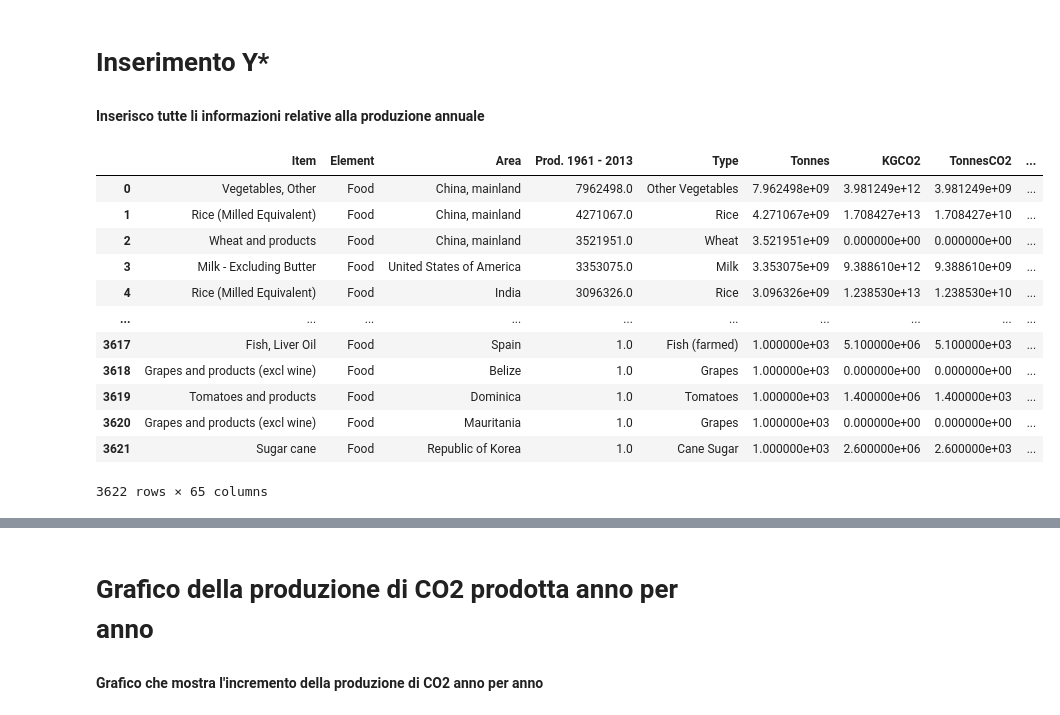
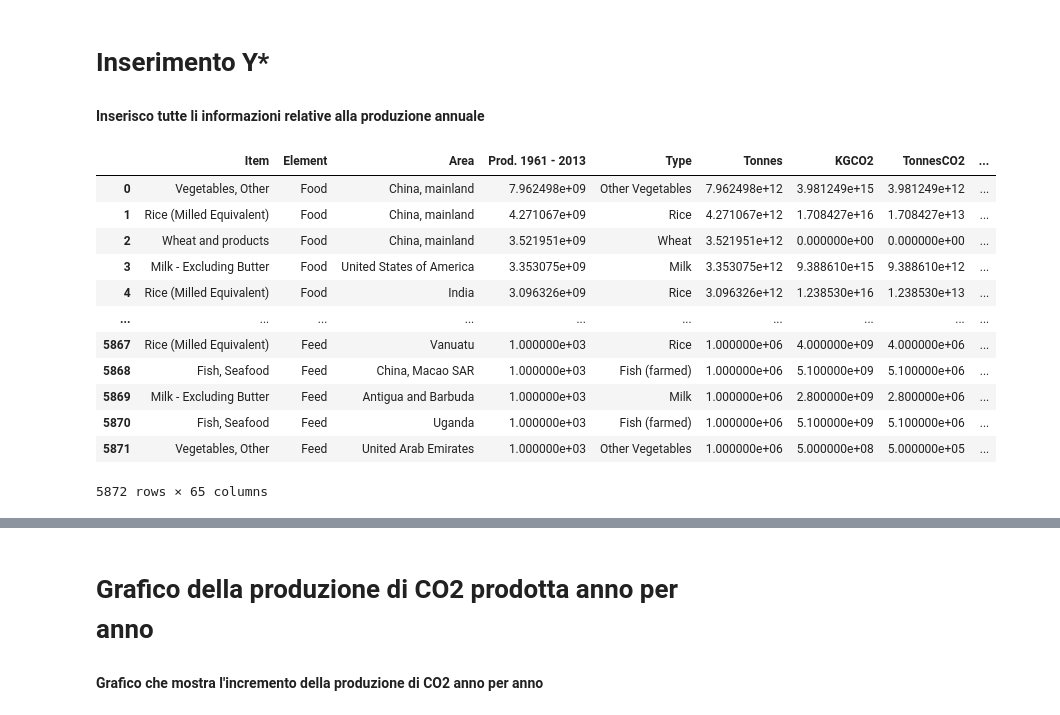
Before and after one commit to monkeymatt0/ProduzioneCibiMangimiImpattoAmbientale, a Jupyter notebook: MatteoVolleroDataVis.ipynb, the cells around one changed output, grey strips where cells are left out. Saved outputs shown, nothing was run; the diff lists cells and outputs as text; code cells hidden in the pictures.

```diff
--- a/MatteoVolleroDataVis.ipynb
+++ b/MatteoVolleroDataVis.ipynb
@@ -98,7 +98,7 @@ Food_Production_df.head()
 - **Tutte le colonne che iniziano con Y -> Quanto è stato prodotto ogni anno**
 # %%
 # Selezione delle colonne del primo dataset
-colonne_interessate = ["Area Abbreviation", "Area", "Item", "Element", "Unit", "Type"]
+colonne_interessate = ["Area Abbreviation", "Area", "Area Code", "Item", "Element", "Unit", "Type"]
 FAO_df_colonne_interessate = [ colonna for colonna in FAO_df.columns if colonna.startswith("Y") or (colonna in colonne_interessate)]
 FAO_df[FAO_df_colonne_interessate].head()
 # %% [output]
@@ -262,7 +262,7 @@ prodotti_tracciati_df = FAO_df.iloc[prodotti_tracciati]
 prodotti_tracciati_df = prodotti_tracciati_df[FAO_df_colonne_interessate].reset_index()
 prodotti_tracciati_df = prodotti_tracciati_df.dropna().reset_index()
 prodotti_tracciati_df.drop(columns=["level_0", "index"], inplace=True)
-prodotti_tracciati_df["Prod. 1961 - 2013"] = prodotti_tracciati_df[[f"Y{i}" for i in range(1961, 2014)]].sum(axis=1)
+prodotti_tracciati_df["Prod. 1961 - 2013"] = prodotti_tracciati_df[[f"Y{i}" for i in range(1961, 2014)]].sum(axis=1) * 1000 # Trasformazione in tonnellate
 cond = prodotti_tracciati_df["Prod. 1961 - 2013"] != 0
 prodotti_tracciati_df = prodotti_tracciati_df[cond]
 # %% [markdown]
@@ -536,7 +537,7 @@ fig.show()
 #### Verrà create una nuova colonna chiamata "Kg producted x 1000kcal" che ci dirà quanti chili devono essere prodotti per generare 1000kcal.
 #### Subito dopo mostrerò un istogramma in orizzontale per mostrare quali sono i cibi che emettono più gas serra
 # %%
-Food_kcalories_100gr = {
+Food_feed_kcalories_100gr = {
 
      "Other Vegetables": 65,
      "Rice": 130,
@@ -573,38 +574,40 @@ Food_kcalories_100gr = {
 # Aggiungo la colonna a Food_Production_df
 for index, record in Food_Production_df.iterrows():
      Type = record["Food product"]
-     if Type in Food_kcalories_100gr.keys():
-          if Food_kcalories_100gr[Type] != 0 and Food_kcalories_100gr[Type] != np.NAN:
-               Food_Production_df.at[index, "Kg producted x 1000kcal"] = (1000 / (Food_kcalories_100gr[Type]))
+     if Type in Food_feed_kcalories_100gr.keys():
+          if Food_feed_kcalories_100gr[Type] != 0 and Food_feed_kcalories_100gr[Type] != np.NAN:
+               Food_Production_df.at[index, "Kg producted x 1000kcal"] = (1000 / (Food_feed_kcalories_100gr[Type]))
 
-gas_serra_emissions = Food_items["Tonnes"] * 1000**2 # Con questa operazione porto tutto alla grandezza dei grammi
-for index, record in Food_items.iterrows():
+gas_serra_emissions = Food_feed_df["Tonnes"] * 1000**2 # Con questa operazione porto tutto alla grandezza dei grammi
+for index, record in Food_feed_df.iterrows():
      Type = record["Type"]
-     if Type in Food_kcalories_100gr.keys():
+     if Type in Food_feed_kcalories_100gr.keys():
           if len(Food_Production_df[Food_Production_df["Food product"] == Type]["Greenhouse gas emissions per 1000kcal (kgCO₂eq per 1000kcal)"].values) != 0:
-               Food_items.at[index, "KGCO2eq tot"] = ((record["Tonnes"] * 1000)/(Food_Production_df[Food_Production_df["Food product"] == Type]["Kg producted x 1000kcal"].to_list()[0]))
+               Food_feed_df.at[index, "KGCO2eq tot"] = ((record["Tonnes"] * 1000)/(Food_Production_df[Food_Production_df["Food product"] == Type]["Kg producted x 1000kcal"].to_list()[0]))
           else:
-               Food_items.at[index, "KGCO2eq tot"] = 0
+               Food_feed_df.at[index, "KGCO2eq tot"] = 0
 
-Food_items = Food_items.assign(CO2eqTonnes=Food_items["KGCO2eq tot"]/1000)
-temp_df = Food_items.groupby("Item").sum(numeric_only=True).sort_values(by="KGCO2eq tot", ascending=False)
+Food_feed_df = Food_feed_df.assign(CO2eqTonnes=Food_feed_df["KGCO2eq tot"]/1000)
+temp_df = Food_feed_df.groupby("Item").sum(numeric_only=True).sort_values(by="KGCO2eq tot", ascending=False)
 
 fig = px.bar(
      temp_df,
      x=temp_df.index,
      y="CO2eqTonnes",
      color="CO2eqTonnes",
-     height=600
+     height=600,
+     title='Emissioni gas serra dovuti alla produzione di cibi e mangimi dal 1961 al 2013'
 )
 
 fig.show()
+# # Devi ricavare l'inquinamento del mangime e metterlo insieme a quello del cibo
 # %% [markdown]
 # Unificazione di tutte le informazioni
 #### L'unificazione è avvenuta in parte sopra ora mancano al df "Food_items" solo la produzione annua.
 # %%
 years_productions = dict() # Contiene tutte le produzioni divise per area tipo e produzione dal 1961 al 2013
-Food_items[[f"Y{i}" for i in range(1961, 2014)]] = 0
-for index, record in Food_items.iterrows():
+Food_feed_df[[f"Y{i}" for i in range(1961, 2014)]] = 0
+for index, record in Food_feed_df.iterrows():
 
     condition_type = FAO_df["Type"] == record["Type"]
     condition_area = FAO_df["Area"] == record["Area"]
@@ -634,24 +637,24 @@ for area in years_productions.keys():
 # Inserimento Y*
 #### Inserisco tutte li informazioni relative alla produzione annuale
 # %%
-for index, food_items in Food_items.iterrows():
+for index, food_items in Food_feed_df.iterrows():
      for i in range(1961, 2014):
           area = food_items["Area"]
           food_type = food_items["Type"]
-          Food_items.at[index, f"Y{i}"] = years_productions[area][food_type][f"Y{i}"] * 1000 # La produzione è in unità di 1000 tonnellate moltiplico per mille per ottenere le tonnellate
+          Food_feed_df.at[index, f"Y{i}"] = years_productions[area][food_type][f"Y{i}"]
 
-Food_items
+Food_feed_df
 # %% [output]
 |  | Item | Element | Area | Prod. 1961 - 2013 | Type | Tonnes | KGCO2 | TonnesCO2 | ... |
-| 0 | Vegetables, Other | Food | China, mainland | 7962498.0 | Other Vegetables | 7.962498e+09 | 3.981249e+12 | 3.981249e+09 | ... |
-| 1 | Rice (Milled Equivalent) | Food | China, mainland | 4271067.0 | Rice | 4.271067e+09 | 1.708427e+13 | 1.708427e+10 | ... |
-| 2 | Wheat and products | Food | China, mainland | 3521951.0 | Wheat | 3.521951e+09 | 0.000000e+00 | 0.000000e+00 | ... |
-| 3 | Milk - Excluding Butter | Food | United States of America | 3353075.0 | Milk | 3.353075e+09 | 9.388610e+12 | 9.388610e+09 | ... |
-| 4 | Rice (Milled Equivalent) | Food | India | 3096326.0 | Rice | 3.096326e+09 | 1.238530e+13 | 1.238530e+10 | ... |
+| 0 | Vegetables, Other | Food | China, mainland | 7.962498e+09 | Other Vegetables | 7.962498e+12 | 3.981249e+15 | 3.981249e+12 | ... |
+| 1 | Rice (Milled Equivalent) | Food | China, mainland | 4.271067e+09 | Rice | 4.271067e+12 | 1.708427e+16 | 1.708427e+13 | ... |
+| 2 | Wheat and products | Food | China, mainland | 3.521951e+09 | Wheat | 3.521951e+12 | 0.000000e+00 | 0.000000e+00 | ... |
+| 3 | Milk - Excluding Butter | Food | United States of America | 3.353075e+09 | Milk | 3.353075e+12 | 9.388610e+15 | 9.388610e+12 | ... |
+| 4 | Rice (Milled Equivalent) | Food | India | 3.096326e+09 | Rice | 3.096326e+12 | 1.238530e+16 | 1.238530e+13 | ... |
 | ... | ... | ... | ... | ... | ... | ... | ... | ... | ... |
-| 3617 | Fish, Liver Oil | Food | Spain | 1.0 | Fish (farmed) | 1.000000e+03 | 5.100000e+06 | 5.100000e+03 | ... |
-| 3618 | Grapes and products (excl wine) | Food | Belize | 1.0 | Grapes | 1.000000e+03 | 0.000000e+00 | 0.000000e+00 | ... |
-| 3619 | Tomatoes and products | Food | Dominica | 1.0 | Tomatoes | 1.000000e+03 | 1.400000e+06 | 1.400000e+03 | ... |
-| 3620 | Grapes and products (excl wine) | Food | Mauritania | 1.0 | Grapes | 1.000000e+03 | 0.000000e+00 | 0.000000e+00 | ... |
-| 3621 | Sugar cane | Food | Republic of Korea | 1.0 | Cane Sugar | 1.000000e+03 | 2.600000e+06 | 2.600000e+03 | ... |
+| 5867 | Rice (Milled Equivalent) | Feed | Vanuatu | 1.000000e+03 | Rice | 1.000000e+06 | 4.000000e+09 | 4.000000e+06 | ... |
+| 5868 | Fish, Seafood | Feed | China, Macao SAR | 1.000000e+03 | Fish (farmed) | 1.000000e+06 | 5.100000e+09 | 5.100000e+06 | ... |
+| 5869 | Milk - Excluding Butter | Feed | Antigua and Barbuda | 1.000000e+03 | Milk | 1.000000e+06 | 2.800000e+09 | 2.800000e+06 | ... |
+| 5870 | Fish, Seafood | Feed | Uganda | 1.000000e+03 | Fish (farmed) | 1.000000e+06 | 5.100000e+09 | 5.100000e+06 | ... |
+| 5871 | Vegetables, Other | Feed | United Arab Emirates | 1.000000e+03 | Other Vegetables | 1.000000e+06 | 5.000000e+08 | 5.000000e+05 | ... |
-3622 rows × 65 columns
+5872 rows × 65 columns
```
Also changed, not shown: parts of 14 cells of this notebook.
